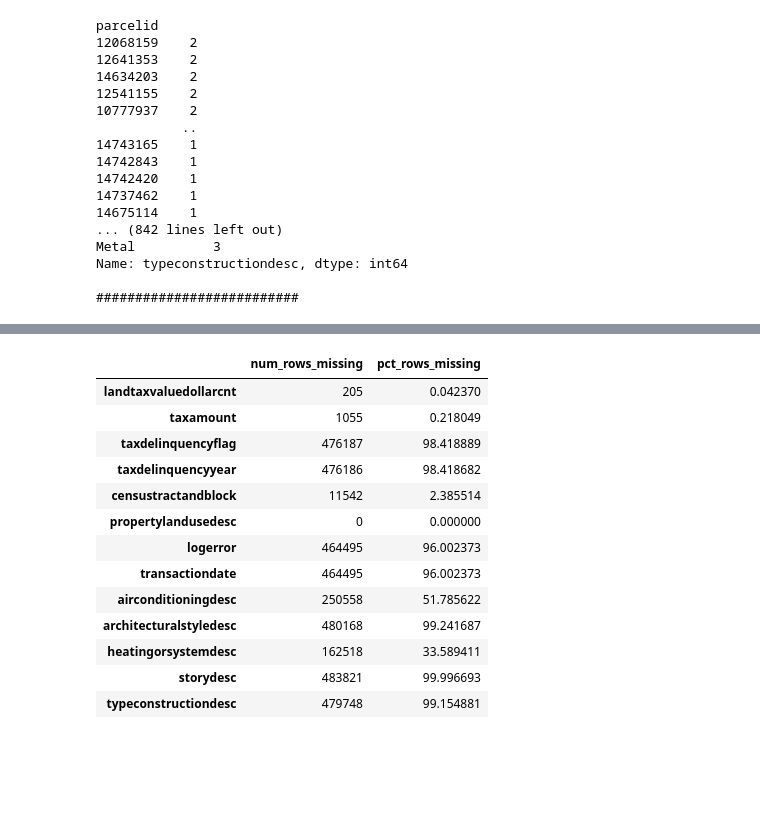
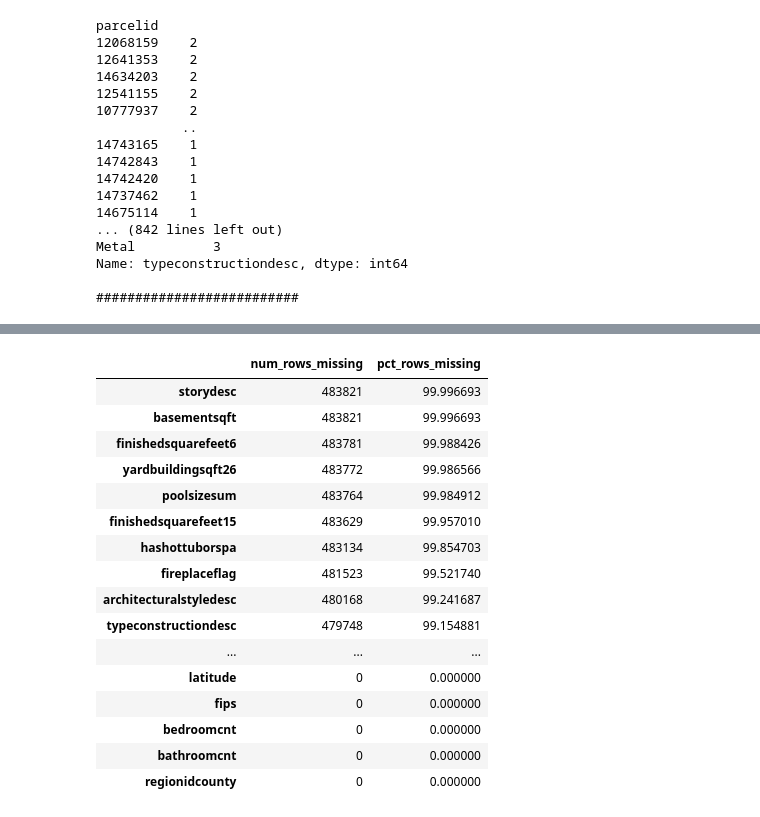
Before and after one commit to Severina7/clustering_exercises, a Jupyter notebook: zillow.ipynb, the cells around one changed output, grey strips where cells are left out. Cells and saved outputs as stored; diff of their text form; code cells hidden in the pictures; blank space fills up the shorter version.

```diff
--- a/zillow.ipynb
+++ b/zillow.ipynb
@@ -373,29 +289,0 @@ multi_frequency(houses, ['threequarterbathnbr',
-# %%
-multi_frequency(houses, ['landtaxvaluedollarcnt',
- 'taxamount',
- 'taxdelinquencyflag',
- 'taxdelinquencyyear',
- 'censustractandblock',
- 'propertylandusedesc',
- 'logerror',
- 'transactiondate',
- 'airconditioningdesc',
- 'architecturalstyledesc',
- 'heatingorsystemdesc',
- 'storydesc',
- 'typeconstructiondesc'])
-# %% [output]
-|  | num_rows_missing | pct_rows_missing |
-| landtaxvaluedollarcnt | 205 | 0.042370 |
-| taxamount | 1055 | 0.218049 |
-| taxdelinquencyflag | 476187 | 98.418889 |
-| taxdelinquencyyear | 476186 | 98.418682 |
-| censustractandblock | 11542 | 2.385514 |
-| propertylandusedesc | 0 | 0.000000 |
-| logerror | 464495 | 96.002373 |
-| transactiondate | 464495 | 96.002373 |
-| airconditioningdesc | 250558 | 51.785622 |
-| architecturalstyledesc | 480168 | 99.241687 |
-| heatingorsystemdesc | 162518 | 33.589411 |
-| storydesc | 483821 | 99.996693 |
-| typeconstructiondesc | 479748 | 99.154881 |
@@ -404,0 +290,22 @@ a
+# %%
+# Displaying the columns and their the count and percent of missing rows ordered by percent in a descending order
+
+multi_frequency(houses, houses.columns).sort_values(by='pct_rows_missing', ascending=False)
+# %% [output]
+|  | num_rows_missing | pct_rows_missing |
+| storydesc | 483821 | 99.996693 |
+| basementsqft | 483821 | 99.996693 |
+| finishedsquarefeet6 | 483781 | 99.988426 |
+| yardbuildingsqft26 | 483772 | 99.986566 |
+| poolsizesum | 483764 | 99.984912 |
+| finishedsquarefeet15 | 483629 | 99.957010 |
+| hashottuborspa | 483134 | 99.854703 |
+| fireplaceflag | 481523 | 99.521740 |
+| architecturalstyledesc | 480168 | 99.241687 |
+| typeconstructiondesc | 479748 | 99.154881 |
+| ... | ... | ... |
+| latitude | 0 | 0.000000 |
+| fips | 0 | 0.000000 |
+| bedroomcnt | 0 | 0.000000 |
+| bathroomcnt | 0 | 0.000000 |
+| regionidcounty | 0 | 0.000000 |
```
Also changed, not shown: parts of 21 cells of this notebook, 2 other files.
